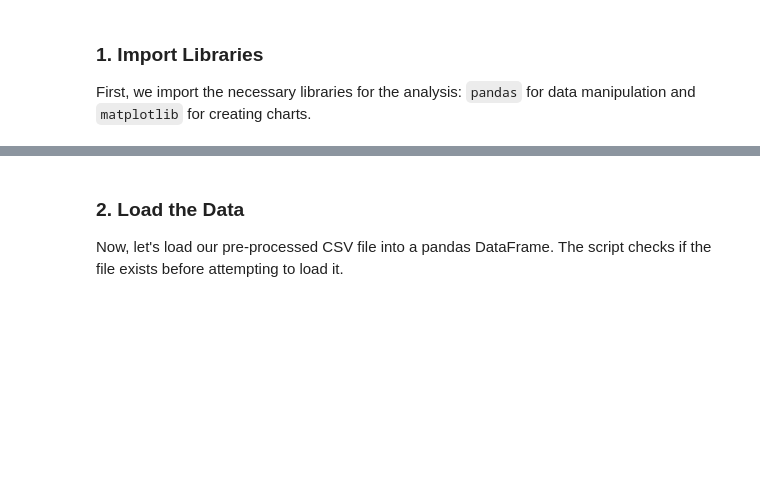
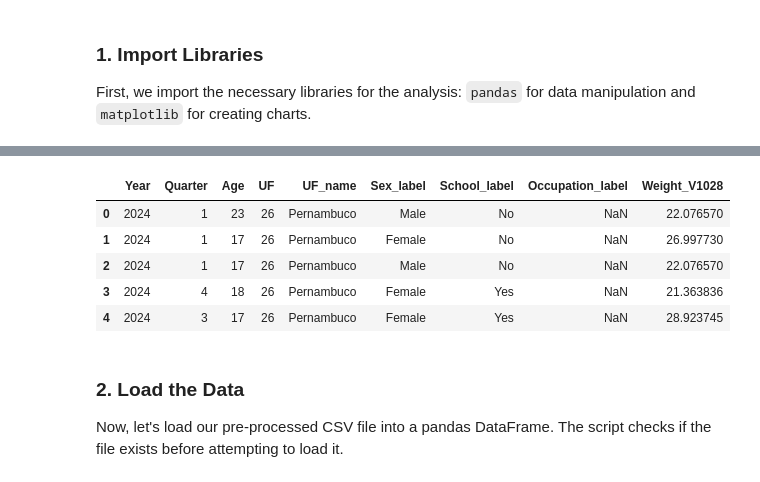
Before and after one commit to Ligia-pdf/NEETBrazil, a Jupyter notebook: analysis2024.ipynb, the cells around one changed output, grey strips where cells are left out. Drawn from its saved outputs; the diff is of its cells as text; code cells hidden in the pictures; blank space fills up the shorter version.

```diff
--- a/analysis2024.ipynb
+++ b/analysis2024.ipynb
@@ -57,0 +58,75 @@ Libraries imported successfully!
+# %%
+# === ONE-SHOT ADAPTER (final version) ===
+# Turns 'dados_rotulados.csv' into 'people_14_25_2023_2024_fullvars.csv'
+# Keeps only human-readable columns (no duplicates)
+
+import pandas as pd
+import os
+
+NEW_INPUT  = "dados_rotulados.csv"
+OLD_OUTPUT = "people_14_25_2023_2024_fullvars.csv"
+
+if not os.path.exists(NEW_INPUT):
+    raise FileNotFoundError(f"'{NEW_INPUT}' not found in this folder.")
+
+# 1) Load
+df = pd.read_csv(NEW_INPUT)
+
+# 2) Select only needed human-readable columns
+need = {
+    "ano":"Year",
+    "trimestre":"Quarter",
+    "age":"Age",
+    "weight":"Weight_V1028",
+    "id_uf":"UF",
+    "sex":"Sex_label",              # <- explicit sex label
+    "race":"Race_label",            # <- explicit race label
+    "in_school":"School_label",
+    "occupation_status":"Occupation_label"
+}
+avail = {k:v for k,v in need.items() if k in df.columns}
+df = df[list(avail.keys())].rename(columns=avail).copy()
+
+# 3) Add UF_name (state full name)
+uf_name_map = {
+    11:'Rondônia',12:'Acre',13:'Amazonas',14:'Roraima',15:'Pará',16:'Amapá',17:'Tocantins',
+    21:'Maranhão',22:'Piauí',23:'Ceará',24:'Rio Grande do Norte',25:'Paraíba',26:'Pernambuco',
+    27:'Alagoas',28:'Sergipe',29:'Bahia',31:'Minas Gerais',32:'Espírito Santo',33:'Rio de Janeiro',
+    35:'São Paulo',41:'Paraná',42:'Santa Catarina',43:'Rio Grande do Sul',50:'Mato Grosso do Sul',
+    51:'Mato Grosso',52:'Goiás',53:'Distrito Federal'
+}
+df["UF"] = pd.to_numeric(df["UF"], errors="coerce")
+df["UF_name"] = df["UF"].map(uf_name_map)
+
+# 4) Add Region_label (North, Northeast, Other)
+north = {13,12,16,15,14,11,17}
+northeast = {29,23,22,24,26,25,27,28,21}
+def region(u):
+    try:
+        u = int(u)
+    except:
+        return pd.NA
+    if u in north: return "North"
+    if u in northeast: return "Northeast"
+    return "Other"
+df["Region_label"] = df["UF"].apply(region)
+
+# 5) Cast numbers
+for c in ["Year","Quarter","Age"]:
+    if c in df.columns:
+        df[c] = pd.to_numeric(df[c], errors="coerce")
+df["Weight_V1028"] = pd.to_numeric(df["Weight_V1028"], errors="coerce").fillna(0)
+
+# 6) Order columns
+order = [
+    "Year","Quarter","Age","UF","UF_name","Region_label",
+    "Sex_label","Race_label","School_label","Occupation_label","Weight_V1028"
+]
+df = df[[c for c in order if c in df.columns]]
+
+# 7) Save under the old filename so the rest of your notebook works unchanged
+df.to_csv(OLD_OUTPUT, index=False, encoding="utf-8")
+print(f"✅ Wrote: {OLD_OUTPUT}")
+print("Columns ->", list(df.columns))
+display(df.head())
+# %% [output]
@@ -58,3 +136,9 @@ Libraries imported successfully!
+|  | Year | Quarter | Age | UF | UF_name | Sex_label | School_label | Occupation_label | Weight_V1028 |
+| 0 | 2024 | 1 | 23 | 26 | Pernambuco | Male | No | NaN | 22.076570 |
+| 1 | 2024 | 1 | 17 | 26 | Pernambuco | Female | No | NaN | 26.997730 |
+| 2 | 2024 | 1 | 17 | 26 | Pernambuco | Male | No | NaN | 22.076570 |
+| 3 | 2024 | 4 | 18 | 26 | Pernambuco | Female | Yes | NaN | 21.363836 |
+| 4 | 2024 | 3 | 17 | 26 | Pernambuco | Female | Yes | NaN | 28.923745 |
 # %% [markdown]
 ### 2. Load the Data
 
```
Also changed, not shown: parts of 6 cells of this notebook, 5 other files.
